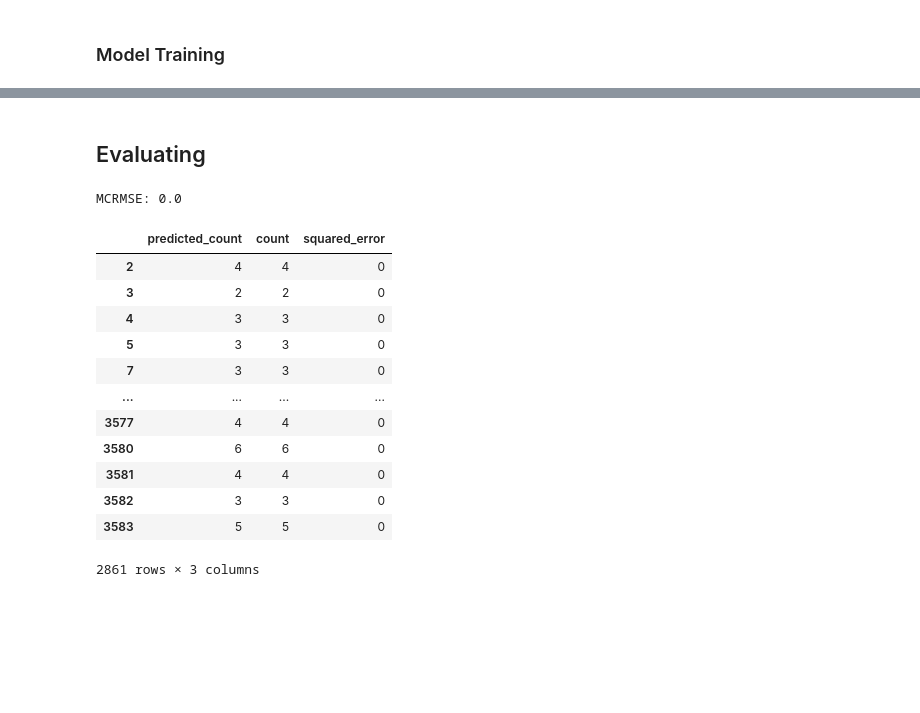
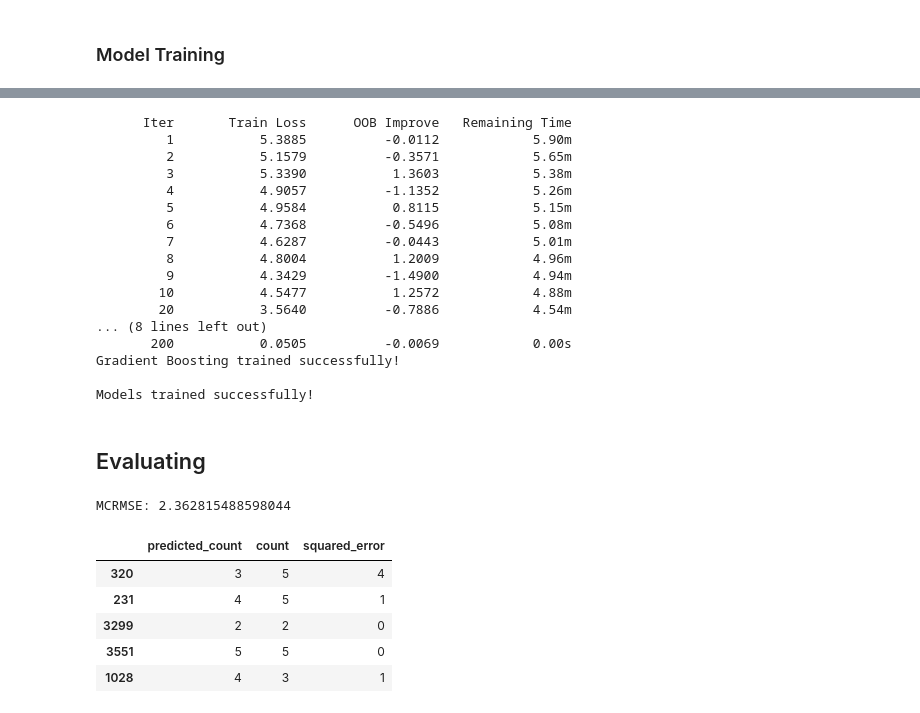
Before and after one commit to sl4shuur/HuggingTripleAces, a Jupyter notebook: assignment1/faces.ipynb, the cells around one changed output, grey strips where cells are left out. Saved outputs shown, nothing was run; the diff lists cells and outputs as text; code cells hidden in the pictures; blank space fills up the shorter version.

```diff
--- a/assignment1/faces.ipynb
+++ b/assignment1/faces.ipynb
@@ -223,3 +324,35 @@ Models trained successfully!
+# %%
+# Model 3: Gradient Boosting
+gb_model = GradientBoostingRegressor(
+    n_estimators=200,
+    max_depth=5,
+    learning_rate=0.1,
+    subsample=0.8,
+    random_state=42,
+    verbose=1
+)
+gb_model.fit(X_train_reduced, y_train_counts)
+print("Gradient Boosting trained successfully!\n")
+
+print("Models trained successfully!")
+# %% [output]
+      Iter       Train Loss      OOB Improve   Remaining Time
+         1           5.3885          -0.0112            5.90m
+         2           5.1579          -0.3571            5.65m
+         3           5.3390           1.3603            5.38m
+         4           4.9057          -1.1352            5.26m
+         5           4.9584           0.8115            5.15m
+         6           4.7368          -0.5496            5.08m
+         7           4.6287          -0.0443            5.01m
+         8           4.8004           1.2009            4.96m
+         9           4.3429          -1.4900            4.94m
+        10           4.5477           1.2572            4.88m
+        20           3.5640          -0.7886            4.54m
+... (8 lines left out)
+       200           0.0505          -0.0069            0.00s
+Gradient Boosting trained successfully!
+
+Models trained successfully!
 # %%
 def count_faces(image_path: Path, is_ensemble: bool = False) -> int:
     features = extract_features(image_path)
@@ -228,16 +361,16 @@ def count_faces(image_path: Path, is_ensemble: bool = False) -> int:
 
     # Scale features
     features_scaled = scaler.transform(features.reshape(1, -1))
-    features_pca = pca.transform(features_scaled)
+    features_reduced = reduce_dimensionality(features_scaled, reducer)
 
     # Predict with XGBoost
-    prediction = xgb_model.predict(features_pca)[0]
+    prediction = xgb_model.predict(features_reduced)[0]
 
     if is_ensemble:
         # Get predictions from all models
         xgb_pred = prediction
-        rf_pred = rf_model.predict(features_pca)[0]
-        gb_pred = gb_model.predict(features_pca)[0]
+        rf_pred = rf_model.predict(features_reduced)[0]
+        gb_pred = gb_model.predict(features_reduced)[0]
 
         # Average predictions
         prediction = (xgb_pred + rf_pred + gb_pred) / 3
@@ -249,28 +382,20 @@ def count_faces(image_path: Path, is_ensemble: bool = False) -> int:
 # %% [markdown]
 ## Evaluating
 # %%
-train_df["predicted_count"] = train_df["image_id"].apply(lambda img_id: count_faces(TRAIN_IMG_DIR / f"{img_id}.jpg"))
+X_val["predicted_count"] = X_val["image_id"].apply(lambda img_id: count_faces(TRAIN_IMG_DIR / f"{img_id}.jpg"))
 # %%
 # calculate MCRMSE: Mean Columnwise Root Mean Square Error
-train_df["squared_error"] = np.square(
-    train_df["predicted_count"] - train_df["count"])
-mcrmse = np.sqrt(train_df["squared_error"].mean())
+X_val["squared_error"] = np.square(X_val["predicted_count"] - X_val["count"])
+mcrmse = np.sqrt(X_val["squared_error"].mean())
 print(f"MCRMSE: {mcrmse}")
 # %% [output]
-MCRMSE: 0.0
+MCRMSE: 2.362815488598044
 # %%
-train_df[["predicted_count", "count", "squared_error"]]
+X_val[["predicted_count", "count", "squared_error"]].head()
 # %% [output]
 |  | predicted_count | count | squared_error |
-| 2 | 4 | 4 | 0 |
-| 3 | 2 | 2 | 0 |
-| 4 | 3 | 3 | 0 |
-| 5 | 3 | 3 | 0 |
-| 7 | 3 | 3 | 0 |
-| ... | ... | ... | ... |
-| 3577 | 4 | 4 | 0 |
-| 3580 | 6 | 6 | 0 |
-| 3581 | 4 | 4 | 0 |
-| 3582 | 3 | 3 | 0 |
-| 3583 | 5 | 5 | 0 |
+| 320 | 3 | 5 | 4 |
+| 231 | 4 | 5 | 1 |
+| 3299 | 2 | 2 | 0 |
+| 3551 | 5 | 5 | 0 |
+| 1028 | 4 | 3 | 1 |
-2861 rows × 3 columns
```
Also changed, not shown: parts of 15 cells of this notebook.
